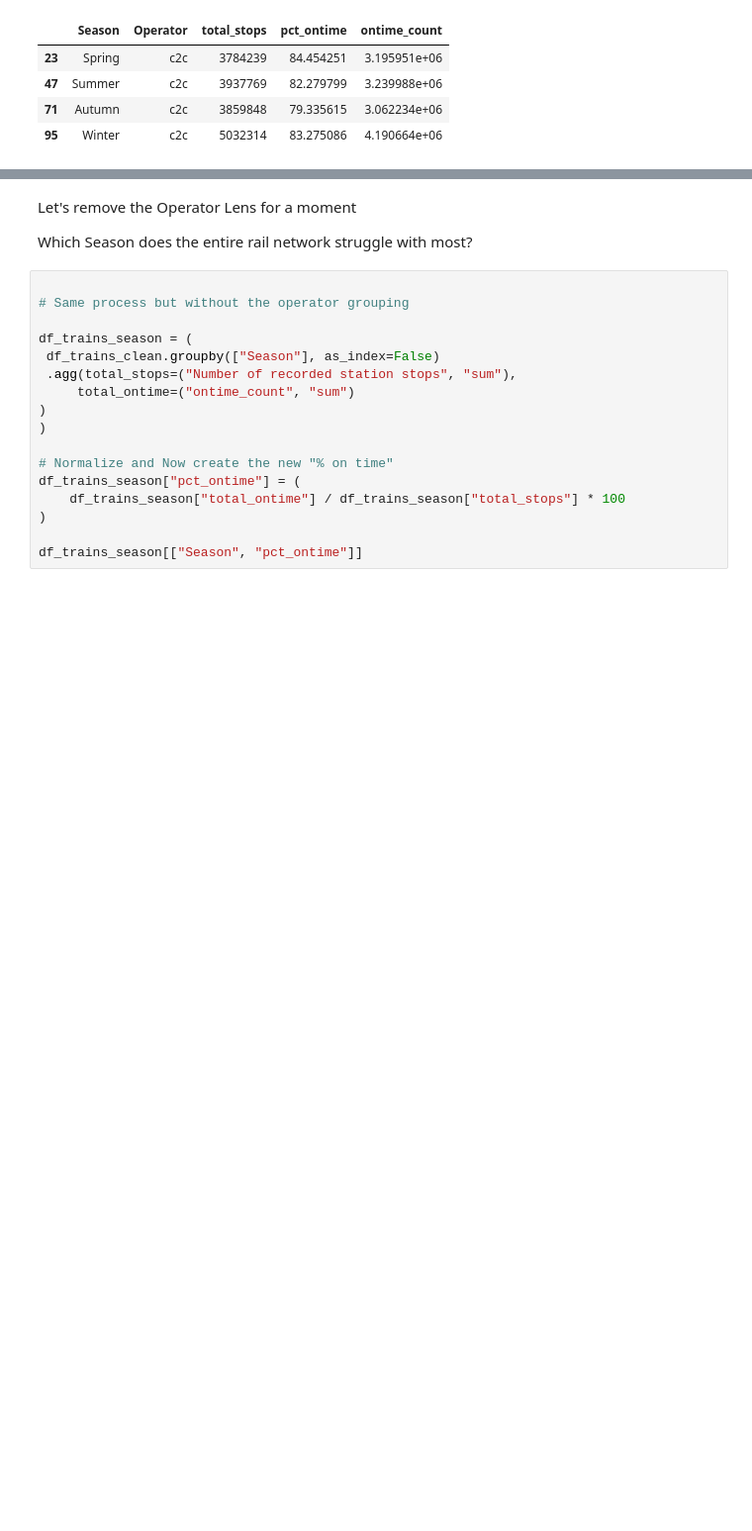
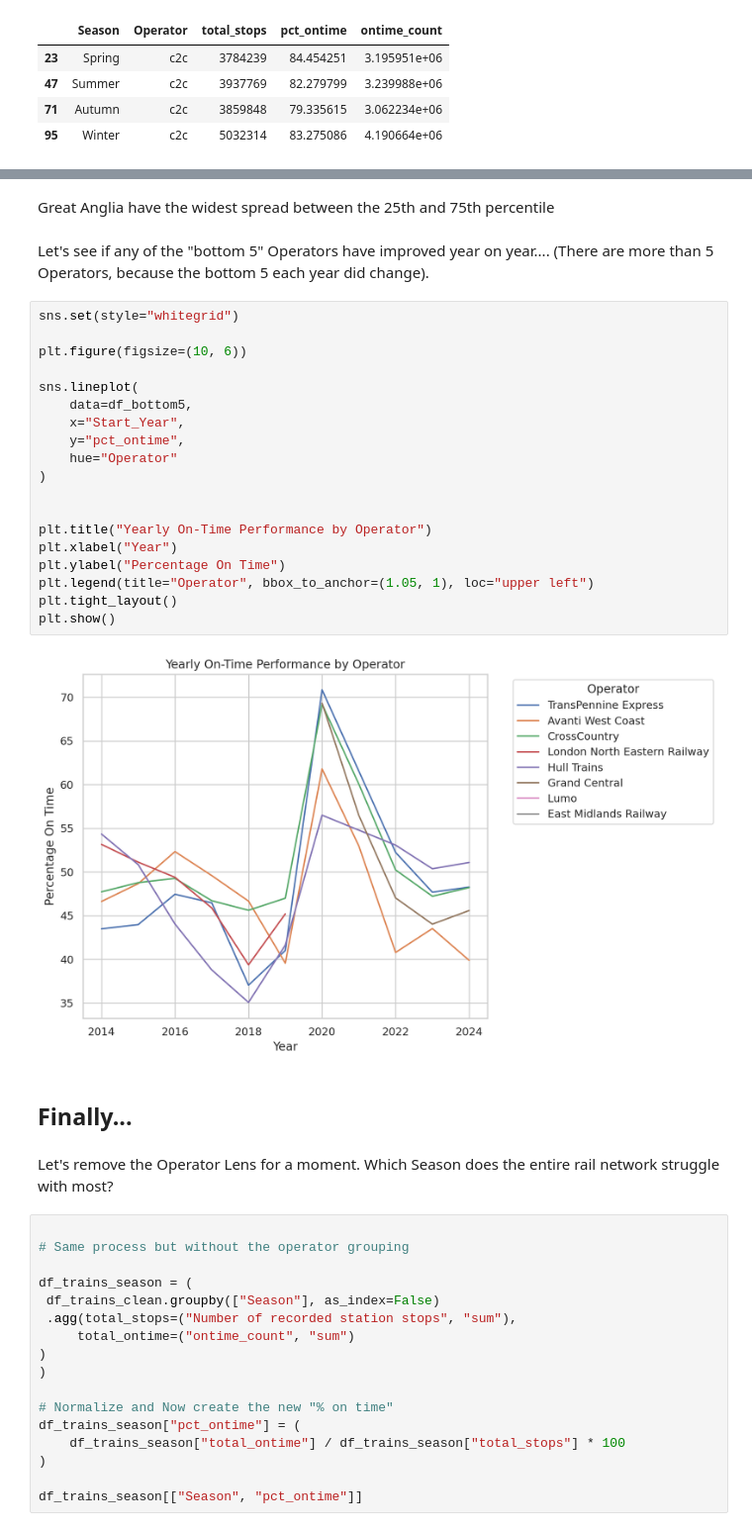
Before and after one commit to robwhite-lis/Everything_Counts_Assessment_1, a Jupyter notebook: Train_Times.ipynb, the cells around one changed output, grey strips where cells are left out. Shown at 99% size. Cells and saved outputs as stored; diff of their text form; blank space fills up the shorter version.

```diff
--- a/Train_Times.ipynb
+++ b/Train_Times.ipynb
@@ -450,7 +474,33 @@ plt.show()
+# %% [markdown]
+Great Anglia have the widest spread between the 25th and 75th percentile
+# %% [markdown]
+Let's see if any of the "bottom 5" Operators have improved year on year....
+(There are more than 5 Operators, because the bottom 5 each year did change).
+# %%
+sns.set(style="whitegrid")
+
+plt.figure(figsize=(10, 6))
+
+sns.lineplot(
+    data=df_bottom5,
+    x="Start_Year",
+    y="pct_ontime",
+    hue="Operator"
+)
+
+
+plt.title("Yearly On-Time Performance by Operator")
+plt.xlabel("Year")
+plt.ylabel("Percentage On Time")
+plt.legend(title="Operator", bbox_to_anchor=(1.05, 1), loc="upper left")
+plt.tight_layout()
+plt.show()
+# %% [output]
+[figure, added]
+# %% [markdown]
+## Finally...
 # %% [markdown]
-Let's remove the Operator Lens for a moment
-
-Which Season does the entire rail network struggle with most?
+Let's remove the Operator Lens for a moment. Which Season does the entire rail network struggle with most?
 # %%
 
 # Same process but without the operator grouping
```
Also changed, not shown: parts of 10 cells of this notebook.
